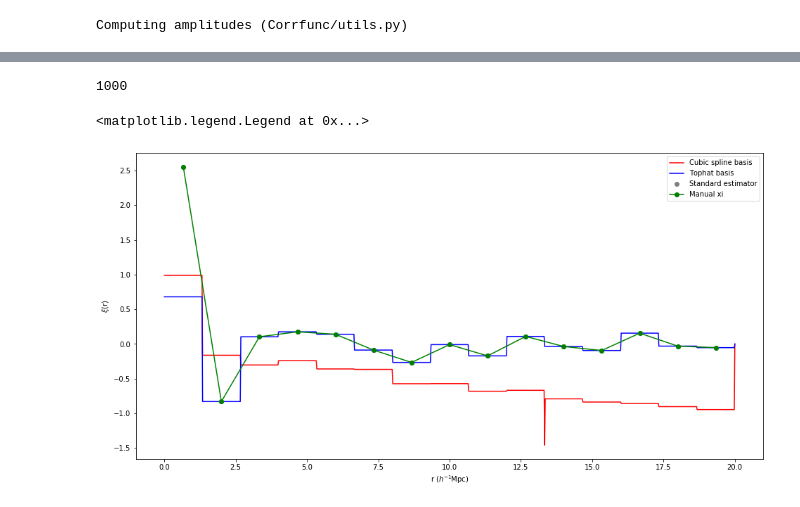
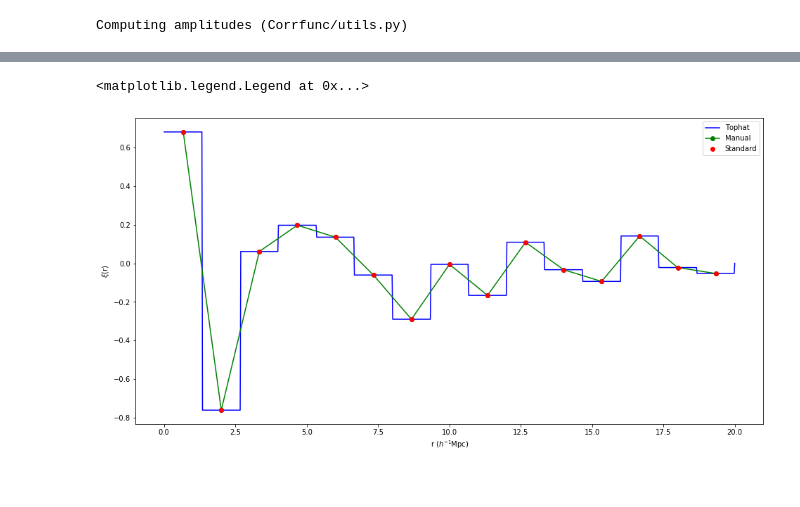
Before and after one commit to abbyw24/CFE_gradients, a Jupyter notebook: lss_data/aug21-demo-corr-func.ipynb, the cells around one changed output, grey strips where cells are left out. Saved outputs shown, nothing was run; the diff lists cells and outputs as text; code cells hidden in the pictures.

```diff
--- a/lss_data/aug21-demo-corr-func.ipynb
+++ b/lss_data/aug21-demo-corr-func.ipynb
@@ -22,7 +22,8 @@ def rand_set(n):
 # %%
 boxsize = 20.0
 bins=15
-bin_edges = np.linspace(0,boxsize,bins+1)
+bin_edges = np.linspace(0.01,boxsize,bins+1)
+    # starting bins at 0.01 instead of exactly 0 to avoid pair counting problems later on (to match Kate's Corrfunc)
 # %% [markdown]
 ### Set 1 ("DD")
 # %%
@@ -58,4 +59,5 @@ for i in set1:
     for j in set1:
         d = np.sqrt((i[0]-j[0])**2 + (i[1]-j[1])**2 + (i[2]-j[2])**2)
         distances1.append(d)
-        plt.plot([i[0],j[0]],[i[1],j[1]])
+        #plt.plot([i[0],j[0]],[i[1],j[1]])
+            #plotting was helpful for small 2D data sets, but not anymoreee
@@ -122,4 +122,4 @@ for i in set2:
     for j in set2:
         d = np.sqrt((i[0]-j[0])**2 + (i[1]-j[1])**2 + (i[2]-j[2])**2)
         distances2.append(d)
-        plt.plot([i[0],j[0]],[i[1],j[1]])
+        #plt.plot([i[0],j[0]],[i[1],j[1]])
@@ -144,7 +142,7 @@ for i in set1:
     for j in set2:
         d = np.sqrt((i[0]-j[0])**2 + (i[1]-j[1])**2 + (i[2]-j[2])**2)
         distances_dr.append(d)
-        plt.plot([i[0],j[0]],[i[1],j[1]])
+        #plt.plot([i[0],j[0]],[i[1],j[1]])
 # %% [output]
 [figure]
 # %%
@@ -451,17 +384,12 @@ plt.legend()
-# %%
-len(xi_ana_spline)
-# %% [output]
-1000
 # %%
 # comparing all results!
 plt.figure(figsize=(16,8))
-plt.plot(r_fine, xi_ana_spline, color='red', label='Cubic spline basis')
-plt.plot(r_fine, xi_proj, color='blue', label='Tophat basis')
-plt.plot(r_avg, xi_ls, marker='o', ls='None', color='grey', label='Standard estimator')
-plt.plot(bins_avg, xi_ls_man, '-go', label='Manual xi')
+plt.plot(r_fine, xi_proj, color='blue', label='Tophat')
+plt.plot(bins_avg, xi_ls_man, '-go', label='Manual')
+plt.plot(r_avg, xi_ls, marker='o', ls='None', color='red', label='Standard')
 plt.xlabel(r'r ($h^{-1}$Mpc)')
 plt.ylabel(r'$\xi$(r)')
 plt.legend()
 # %% [output]
 <matplotlib.legend.Legend at 0x...>
-[figure, old version]
+[figure, new version]
```
Also changed, not shown: parts of 25 cells of this notebook, 4 other files.
